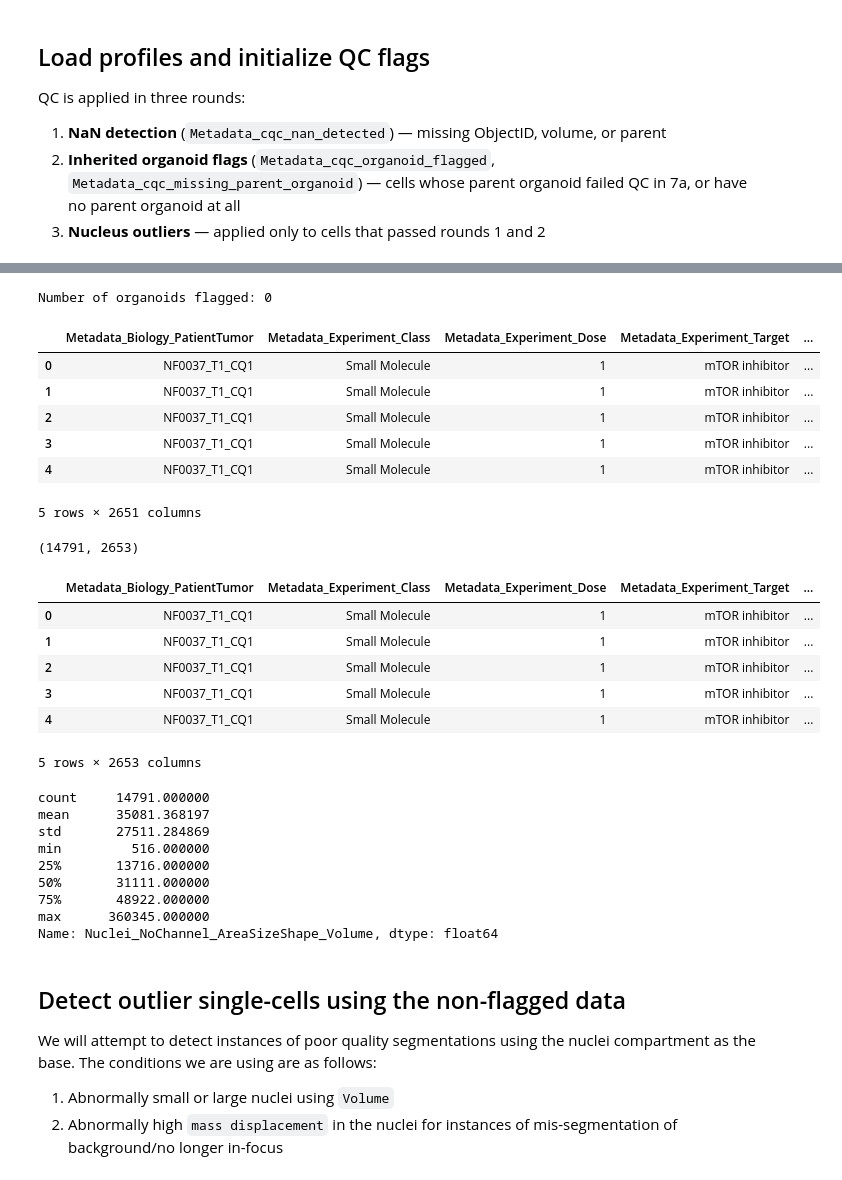
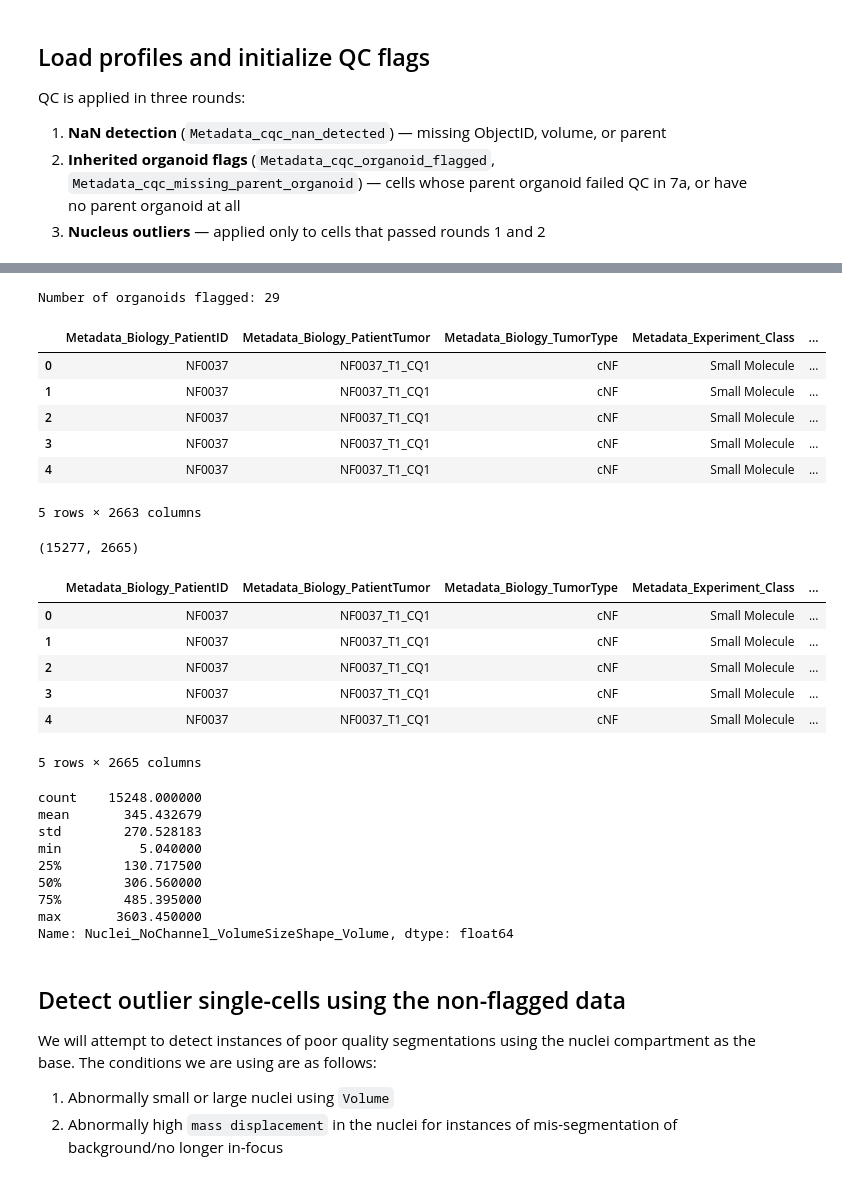
Before and after one commit to WayScience/NF1_3D_organoid_profiling_pipeline, a Jupyter notebook: 4.processing_image_based_profiles/notebooks/7b.single_cell_qc.ipynb, the cells around one changed output, grey strips where cells are left out. Drawn from its saved outputs; the diff is of its cells as text; code cells hidden in the pictures.

Commit message:
fix ibp profiles

```diff
--- a/4.processing_image_based_profiles/notebooks/7b.single_cell_qc.ipynb
+++ b/4.processing_image_based_profiles/notebooks/7b.single_cell_qc.ipynb
@@ -145,30 +145,30 @@ orig_sc_profiles_df
 # %%
 sc_profiles_df = orig_sc_profiles_df.copy()
 sc_profiles_df["Metadata_cqc_nan_detected"] = (
     sc_profiles_df[
         [
             "Metadata_Object_ObjectID",
             "Metadata_Object_ParentOrganoid",
-            "Cell_NoChannel_AreaSizeShape_Volume",
+            "Cell_NoChannel_VolumeSizeShape_Volume",
         ]
     ]
     .isna()
     .any(axis=1)
 )
 # Print the number of organoids flagged
 flagged_count = sc_profiles_df["Metadata_cqc_nan_detected"].sum()
 print(f"Number of organoids flagged: {flagged_count}")
 
 sc_profiles_df.head()
 # %% [output]
-Number of organoids flagged: 0
+Number of organoids flagged: 29
-|  | Metadata_Biology_PatientTumor | Metadata_Experiment_Class | Metadata_Experiment_Dose | Metadata_Experiment_Target | ... |
-| 0 | NF0037_T1_CQ1 | Small Molecule | 1 | mTOR inhibitor | ... |
-| 1 | NF0037_T1_CQ1 | Small Molecule | 1 | mTOR inhibitor | ... |
-| 2 | NF0037_T1_CQ1 | Small Molecule | 1 | mTOR inhibitor | ... |
-| 3 | NF0037_T1_CQ1 | Small Molecule | 1 | mTOR inhibitor | ... |
-| 4 | NF0037_T1_CQ1 | Small Molecule | 1 | mTOR inhibitor | ... |
+|  | Metadata_Biology_PatientID | Metadata_Biology_PatientTumor | Metadata_Biology_TumorType | Metadata_Experiment_Class | ... |
+| 0 | NF0037 | NF0037_T1_CQ1 | cNF | Small Molecule | ... |
+| 1 | NF0037 | NF0037_T1_CQ1 | cNF | Small Molecule | ... |
+| 2 | NF0037 | NF0037_T1_CQ1 | cNF | Small Molecule | ... |
+| 3 | NF0037 | NF0037_T1_CQ1 | cNF | Small Molecule | ... |
+| 4 | NF0037 | NF0037_T1_CQ1 | cNF | Small Molecule | ... |
-5 rows × 2651 columns
+5 rows × 2663 columns
 # %%
 # Round 2: propagate organoid-level QC flags to single cells.
 # A cell is flagged if its parent organoid was flagged in 7a.
@@ -179,7 +179,7 @@ Number of organoids flagged: 0
 sc_profiles_df["Metadata_cqc_organoid_flagged"] = False
 sc_profiles_df["Metadata_cqc_nan_detected"] = (
     sc_profiles_df[
-        ["Metadata_Object_ObjectID", "Nuclei_NoChannel_AreaSizeShape_Volume"]
+        ["Metadata_Object_ObjectID", "Nuclei_NoChannel_VolumeSizeShape_Volume"]
     ]
     .isna()
     .any(axis=1)
@@ -214,26 +214,26 @@ sc_profiles_df["Metadata_cqc_organoid_flagged"] = sc_profiles_df.apply(
 print(sc_profiles_df.shape)
 sc_profiles_df.head()
 # %% [output]
-(14791, 2653)
+(15277, 2665)
-|  | Metadata_Biology_PatientTumor | Metadata_Experiment_Class | Metadata_Experiment_Dose | Metadata_Experiment_Target | ... |
-| 0 | NF0037_T1_CQ1 | Small Molecule | 1 | mTOR inhibitor | ... |
-| 1 | NF0037_T1_CQ1 | Small Molecule | 1 | mTOR inhibitor | ... |
-| 2 | NF0037_T1_CQ1 | Small Molecule | 1 | mTOR inhibitor | ... |
-| 3 | NF0037_T1_CQ1 | Small Molecule | 1 | mTOR inhibitor | ... |
-| 4 | NF0037_T1_CQ1 | Small Molecule | 1 | mTOR inhibitor | ... |
+|  | Metadata_Biology_PatientID | Metadata_Biology_PatientTumor | Metadata_Biology_TumorType | Metadata_Experiment_Class | ... |
+| 0 | NF0037 | NF0037_T1_CQ1 | cNF | Small Molecule | ... |
+| 1 | NF0037 | NF0037_T1_CQ1 | cNF | Small Molecule | ... |
+| 2 | NF0037 | NF0037_T1_CQ1 | cNF | Small Molecule | ... |
+| 3 | NF0037 | NF0037_T1_CQ1 | cNF | Small Molecule | ... |
+| 4 | NF0037 | NF0037_T1_CQ1 | cNF | Small Molecule | ... |
-5 rows × 2653 columns
+5 rows × 2665 columns
 # %%
-sc_profiles_df["Nuclei_NoChannel_AreaSizeShape_Volume"].describe()
+sc_profiles_df["Nuclei_NoChannel_VolumeSizeShape_Volume"].describe()
 # %% [output]
-count     14791.000000
-mean      35081.368197
-std       27511.284869
-min         516.000000
-25%       13716.000000
-50%       31111.000000
-75%       48922.000000
-max      360345.000000
-Name: Nuclei_NoChannel_AreaSizeShape_Volume, dtype: float64
+count    15248.000000
+mean       345.432679
+std        270.528183
+min          5.040000
+25%        130.717500
+50%        306.560000
+75%        485.395000
+max       3603.450000
+Name: Nuclei_NoChannel_VolumeSizeShape_Volume, dtype: float64
 # %% [markdown]
 ## Detect outlier single-cells using the non-flagged data
 
```
Also changed, not shown: parts of 4 cells of this notebook, 30 other files.
